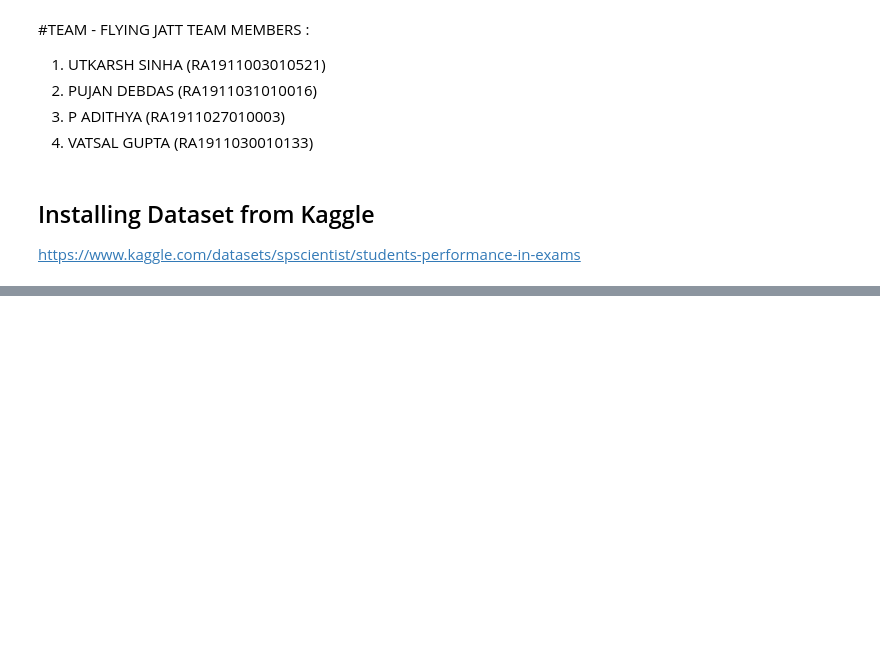
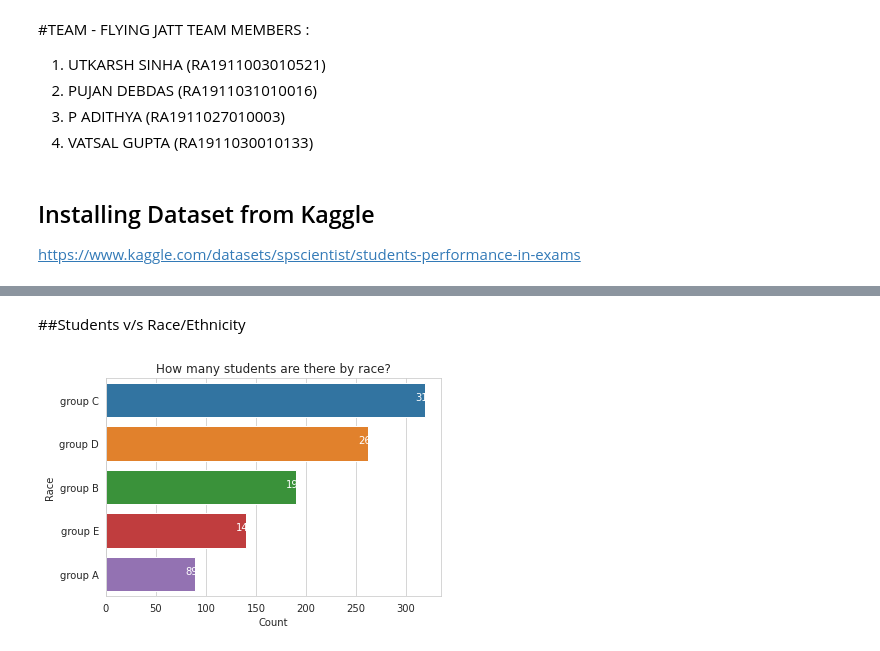
Before and after one commit to us8329/InfoViz_Project, a Jupyter notebook: InfoVIz_Project.ipynb, the cells around one changed output, grey strips where cells are left out. Cells and saved outputs as stored; diff of their text form; code cells hidden in the pictures; blank space fills up the shorter version.

```diff
--- a/InfoVIz_Project.ipynb
+++ b/InfoVIz_Project.ipynb
@@ -260,0 +149,13 @@ Form the above we can clearly see that the students who have completed their tes
+# %% [markdown]
+##Students v/s Race/Ethnicity
+# %%
+race_value_counts = data['race/ethnicity'].value_counts()
+ax = sns.barplot(x=race_value_counts.values, y=race_value_counts.index, orient='h')
+ax.set_title("How many students are there by race?")
+ax.set_xlabel(xlabel="Count")
+ax.set_ylabel(ylabel="Race")
+
+for index, value in enumerate(race_value_counts):
+    plt.annotate(value, xy=(value-10, index), color='white')
+# %% [output]
+[figure, added]
```
Also changed, not shown: parts of 100 cells of this notebook, 1 other file.
